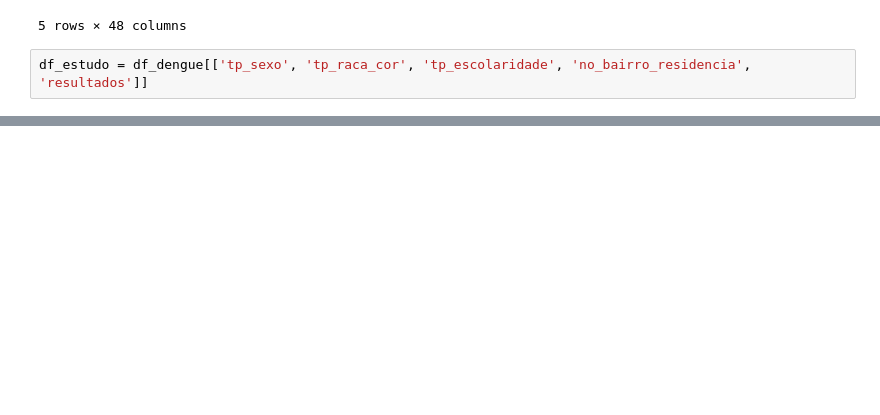
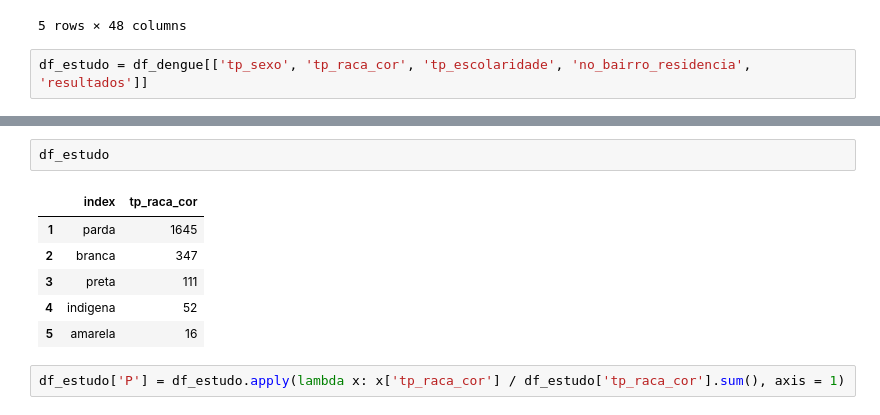
Before and after one commit to eduardoluiz7/2018-1-projeto-xo-mosquito, a Jupyter notebook: projeto-xo-mosquito.ipynb, the cells around one changed output, grey strips where cells are left out. Drawn from its saved outputs; the diff is of its cells as text; blank space fills up the shorter version.

```diff
--- a/projeto-xo-mosquito.ipynb
+++ b/projeto-xo-mosquito.ipynb
@@ -337,0 +376,11 @@ KeyError: (nan, 'occurred at index 9')
+# %%
+df_estudo
+# %% [output]
+|  | index | tp_raca_cor |
+| 1 | parda | 1645 |
+| 2 | branca | 347 |
+| 3 | preta | 111 |
+| 4 | indigena | 52 |
+| 5 | amarela | 16 |
+# %%
+df_estudo['P'] = df_estudo.apply(lambda x: x['tp_raca_cor'] / df_estudo['tp_raca_cor'].sum(), axis = 1)
```
Also changed, not shown: parts of 30 cells of this notebook, 1 other file.
